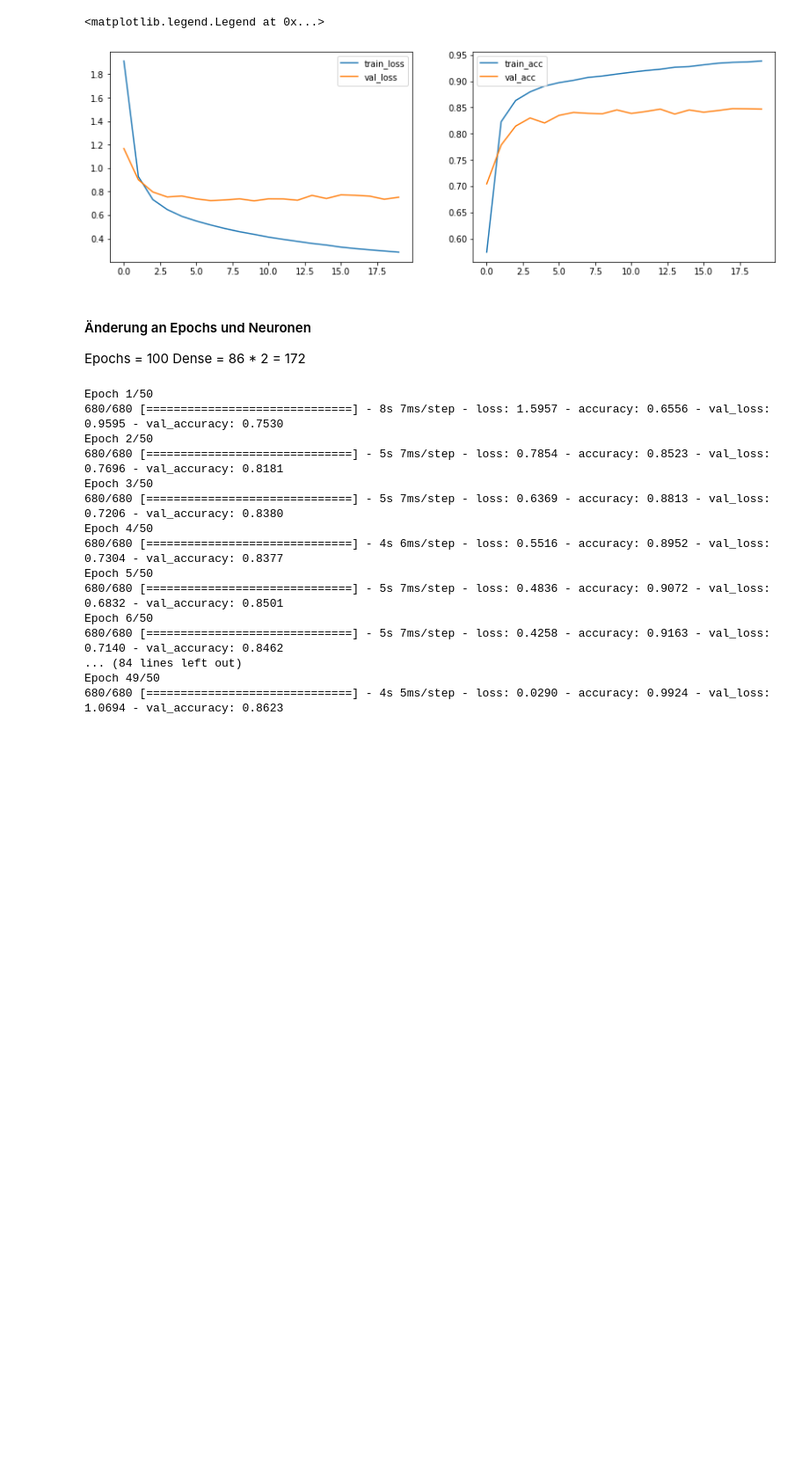
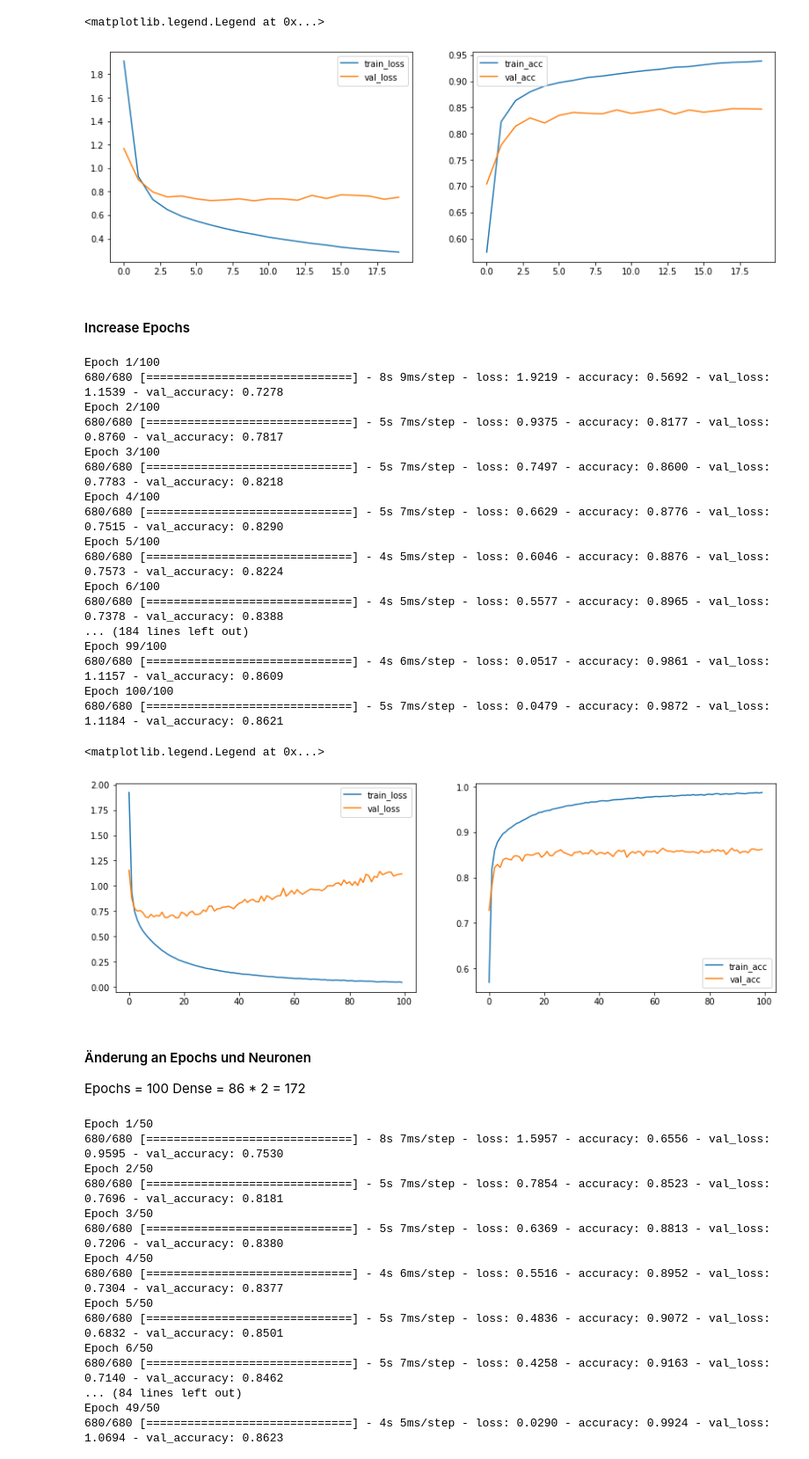
Before and after one commit to nmaaiken/neuro_modularbeit, a Jupyter notebook: 1_Hidden_Layer.ipynb, the cells around one changed output. Shown: that part at 88% size. Cells and saved outputs as stored; diff of their text form; code cells hidden in the pictures; blank space fills up the shorter version.

```diff
--- a/1_Hidden_Layer.ipynb
+++ b/1_Hidden_Layer.ipynb
@@ -169,6 +169,59 @@ Epoch 20/20
 680/680 [==============================] - 4s 5ms/step - loss: 0.2841 - accuracy: 0.9384 - val_loss: 0.7523 - val_accuracy: 0.8468
 <matplotlib.legend.Legend at 0x...>
 [figure]
+# %% [markdown]
+#### Increase Epochs
+# %%
+# Definition Topologie des Netzes
+three_layer_mlp = Sequential()
+three_layer_mlp.add(Dense(86, activation ='relu', input_dim=1024))
+three_layer_mlp.add(Dense(43, activation='softmax'))
+
+#Lernprozess konfigurieren
+three_layer_mlp.compile(loss='categorical_crossentropy',
+              optimizer='adam',
+              metrics=['accuracy'])
+
+# Modell trainieren
+three_layer_mlp_history = three_layer_mlp.fit(x_train_gray, y_train_gray,
+          epochs=100, #Anzahl Trainingsepochen
+          batch_size=128, #Batch-Size
+          verbose=1,
+          validation_data=(x_test_gray, y_test_gray)) #print Ausgabe des Trainingsverlaufes 0=nein 1=ja
+
+#plt.plot(dnn_no_dropout_history.history['accuracy'], label='train_acc')
+#plt.plot(dnn_no_dropout_history.history['val_accuracy'], label='val_acc')
+plt.figure(figsize=(14,10))
+
+plt.subplot(221)
+plt.plot(three_layer_mlp_history.history['loss'], label='train_loss')
+plt.plot(three_layer_mlp_history.history['val_loss'], label='val_loss')
+plt.legend(['train_loss', 'val_loss'])
+
+plt.subplot(222)
+plt.plot(three_layer_mlp_history.history['accuracy'], label='train_acc')
+plt.plot(three_layer_mlp_history.history['val_accuracy'], label='val_acc')
+plt.legend(['train_acc', 'val_acc'])
+# %% [output]
+Epoch 1/100
+680/680 [==============================] - 8s 9ms/step - loss: 1.9219 - accuracy: 0.5692 - val_loss: 1.1539 - val_accuracy: 0.7278
+Epoch 2/100
+680/680 [==============================] - 5s 7ms/step - loss: 0.9375 - accuracy: 0.8177 - val_loss: 0.8760 - val_accuracy: 0.7817
+Epoch 3/100
+680/680 [==============================] - 5s 7ms/step - loss: 0.7497 - accuracy: 0.8600 - val_loss: 0.7783 - val_accuracy: 0.8218
+Epoch 4/100
+680/680 [==============================] - 5s 7ms/step - loss: 0.6629 - accuracy: 0.8776 - val_loss: 0.7515 - val_accuracy: 0.8290
+Epoch 5/100
+680/680 [==============================] - 4s 5ms/step - loss: 0.6046 - accuracy: 0.8876 - val_loss: 0.7573 - val_accuracy: 0.8224
+Epoch 6/100
+680/680 [==============================] - 4s 5ms/step - loss: 0.5577 - accuracy: 0.8965 - val_loss: 0.7378 - val_accuracy: 0.8388
+... (184 lines left out)
+Epoch 99/100
+680/680 [==============================] - 4s 6ms/step - loss: 0.0517 - accuracy: 0.9861 - val_loss: 1.1157 - val_accuracy: 0.8609
+Epoch 100/100
+680/680 [==============================] - 5s 7ms/step - loss: 0.0479 - accuracy: 0.9872 - val_loss: 1.1184 - val_accuracy: 0.8621
+<matplotlib.legend.Legend at 0x...>
+[figure, added]
 # %% [markdown]
 #### Änderung an Epochs und Neuronen
 Epochs = 100
```
Also changed, not shown: parts of 13 cells of this notebook, 3 other files.
